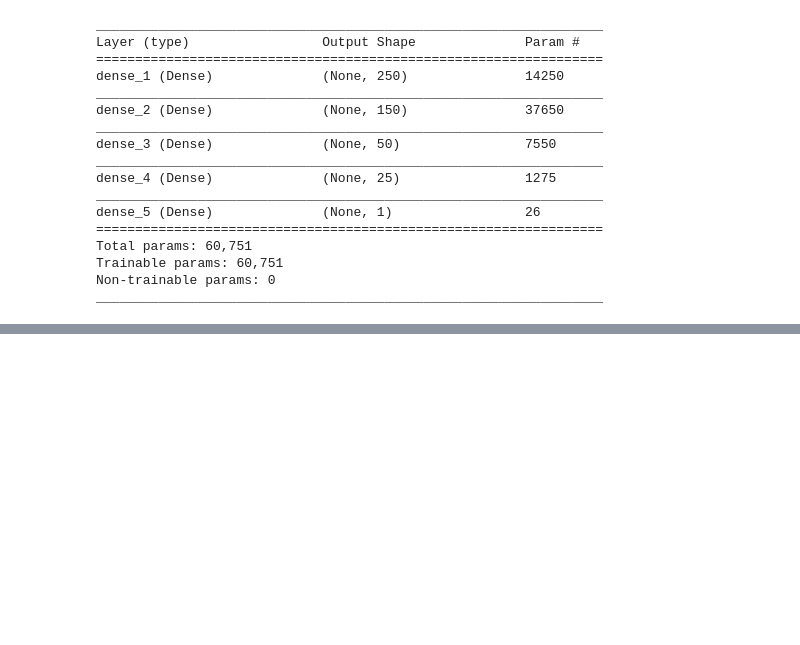
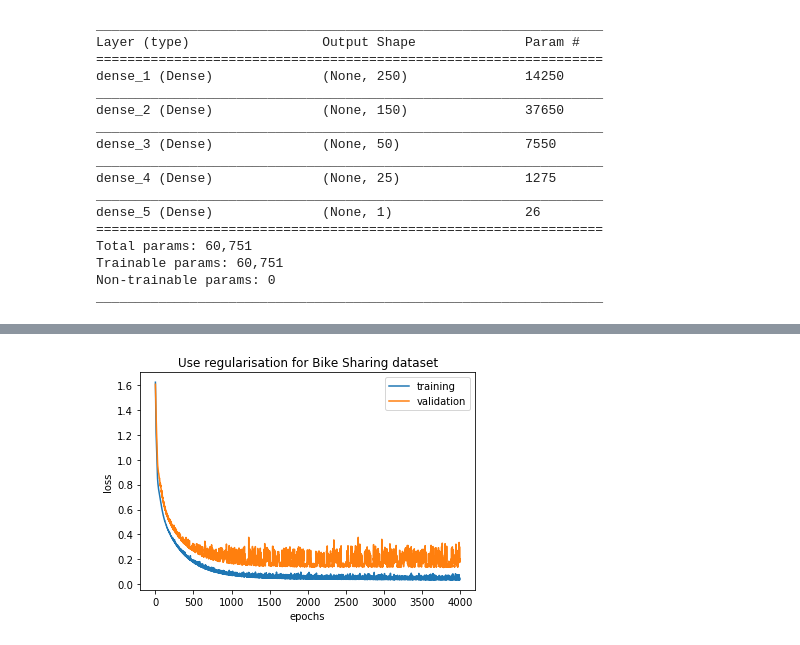
Before and after one commit to edyoda/tensorflow-tutorial, a Jupyter notebook: Understanding Regularization using Bike Data.ipynb, the cells around one changed output, grey strips where cells are left out. Saved outputs shown, nothing was run; the diff lists cells and outputs as text; code cells hidden in the pictures; blank space fills up the shorter version.

```diff
--- a/Understanding Regularization using Bike Data.ipynb
+++ b/Understanding Regularization using Bike Data.ipynb
@@ -118,0 +140,27 @@ _________________________________________________________________
+# %%
+model_reg = Sequential()
+model_reg.add(Dense(250, input_dim=X_train.shape[1], activation='relu',
+            kernel_regularizer=regularizers.l2(0.005)))
+model_reg.add(Dense(150, activation='relu'))
+model_reg.add(Dense(50, activation='relu'))
+model_reg.add(Dense(25, activation='relu',
+            kernel_regularizer=regularizers.l2(0.005)))
+model_reg.add(Dense(1, activation='linear'))
+
+# Compile model
+model_reg.compile(loss='mse', optimizer='sgd', metrics=['mse'])
+# %%
+history_reg = model_reg.fit(X_train.values, y_train['cnt'],
+validation_data=(X_val.values, y_val['cnt']),
+                 batch_size=batch_size, epochs=n_epochs, verbose=0
+                )
+# %%
+plt.plot(np.arange(len(history_reg.history['loss'])), history_reg.history['loss'], label='training')
+plt.plot(np.arange(len(history_reg.history['val_loss'])), history_reg.history['val_loss'], label='validation')
+plt.title('Use regularisation for Bike Sharing dataset')
+plt.xlabel('epochs')
+plt.ylabel('loss')
+plt.legend(loc=0)
+plt.show()
+# %% [output]
+[figure, added]
```
Also changed, not shown: parts of 3 cells of this notebook, 4 other files.
